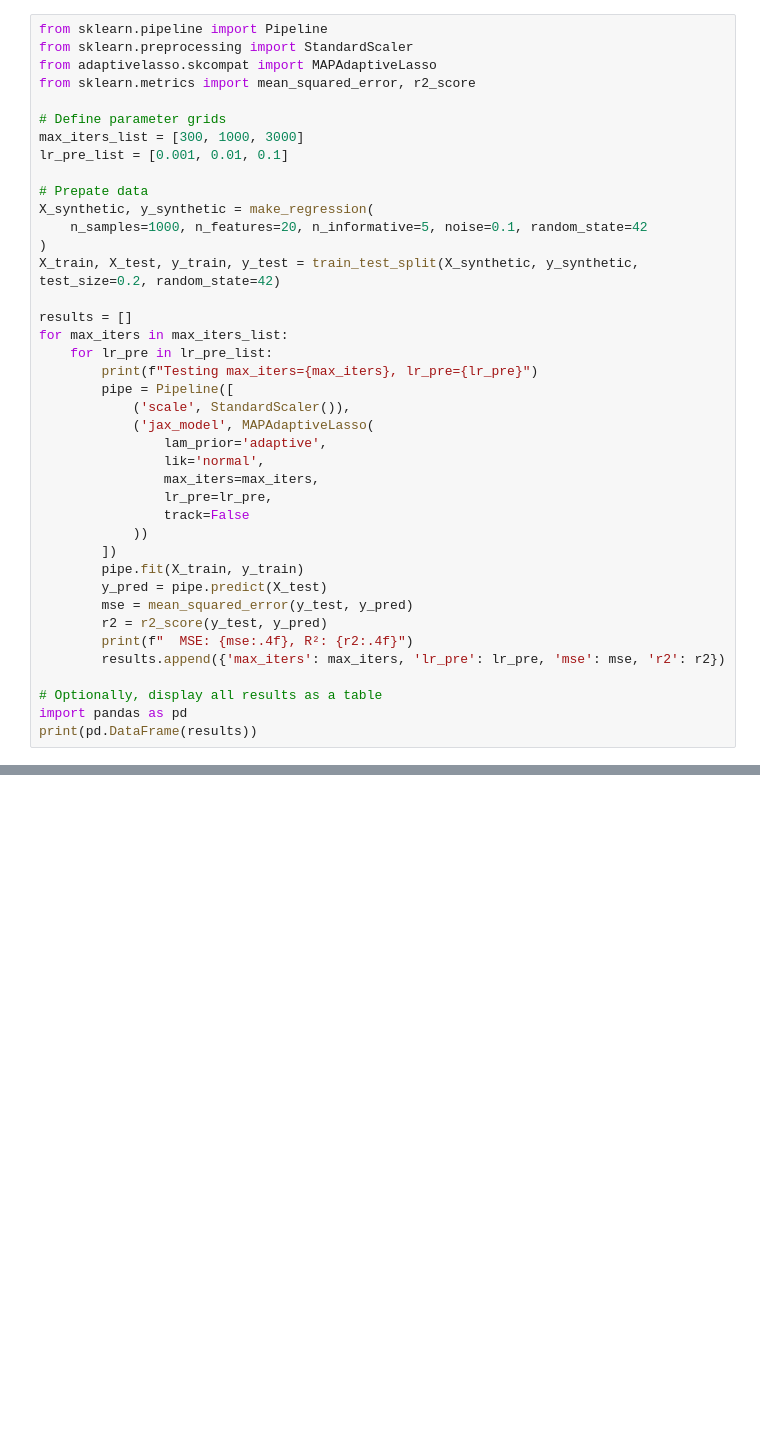
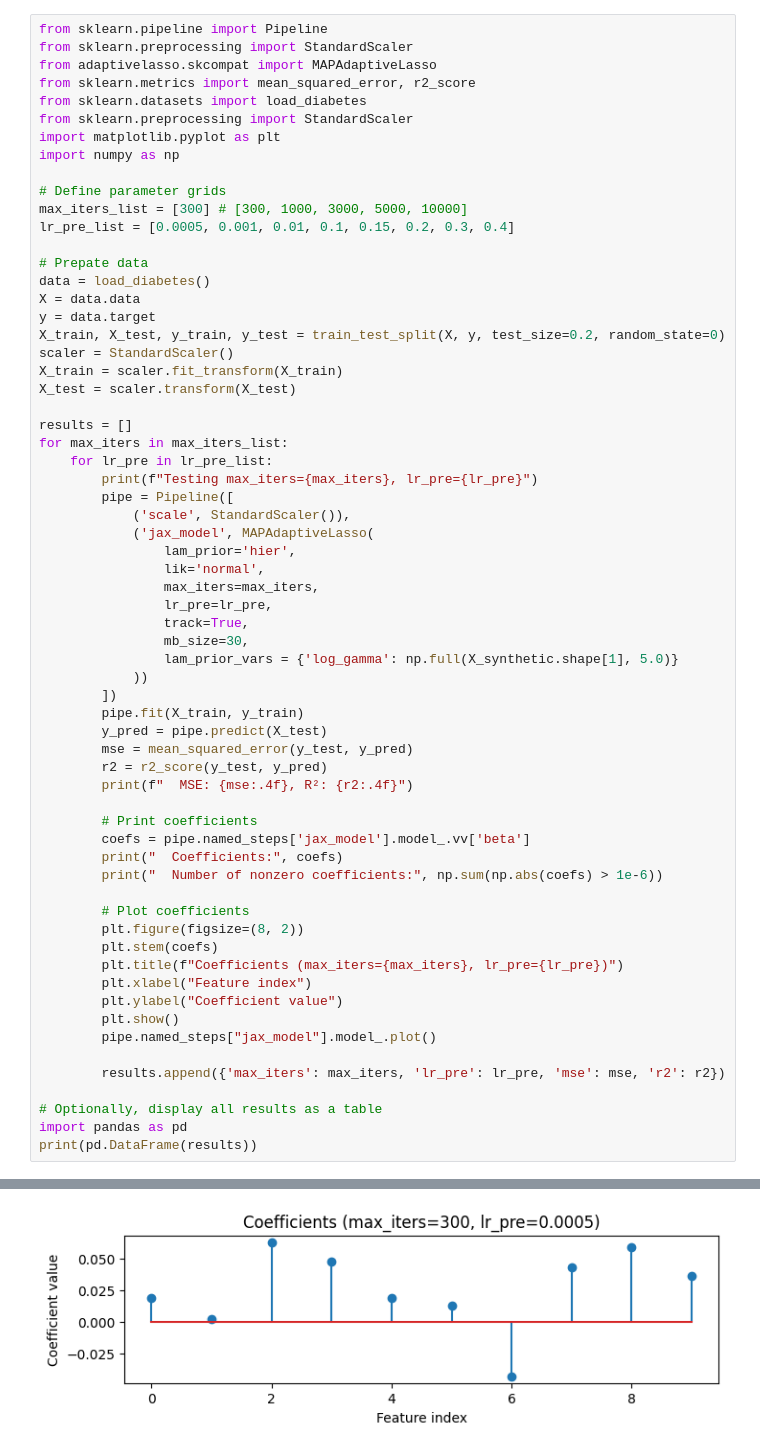
Before and after one commit to LZ497/AdaptiveLasso, a Jupyter notebook: compare_lasscv_adaptivelass.ipynb, the cells around one changed output, grey strips where cells are left out. Saved outputs shown, nothing was run; the diff lists cells and outputs as text; blank space fills up the shorter version.

Commit message:
load_diabetes test

```diff
--- a/compare_lasscv_adaptivelass.ipynb
+++ b/compare_lasscv_adaptivelass.ipynb
@@ -99,16 +99,23 @@ from sklearn.pipeline import Pipeline
 from sklearn.preprocessing import StandardScaler
 from adaptivelasso.skcompat import MAPAdaptiveLasso
 from sklearn.metrics import mean_squared_error, r2_score
+from sklearn.datasets import load_diabetes
+from sklearn.preprocessing import StandardScaler
+import matplotlib.pyplot as plt
+import numpy as np
 
 # Define parameter grids
-max_iters_list = [300, 1000, 3000]
-lr_pre_list = [0.001, 0.01, 0.1]
+max_iters_list = [300] # [300, 1000, 3000, 5000, 10000]
+lr_pre_list = [0.0005, 0.001, 0.01, 0.1, 0.15, 0.2, 0.3, 0.4]
 
 # Prepate data
-X_synthetic, y_synthetic = make_regression(
-    n_samples=1000, n_features=20, n_informative=5, noise=0.1, random_state=42
-)
-X_train, X_test, y_train, y_test = train_test_split(X_synthetic, y_synthetic, test_size=0.2, random_state=42)
+data = load_diabetes()
+X = data.data
+y = data.target
+X_train, X_test, y_train, y_test = train_test_split(X, y, test_size=0.2, random_state=0)
+scaler = StandardScaler()
+X_train = scaler.fit_transform(X_train)
+X_test = scaler.transform(X_test)
 
 results = []
 for max_iters in max_iters_list:
@@ -117,11 +124,13 @@ for max_iters in max_iters_list:
         pipe = Pipeline([
             ('scale', StandardScaler()),
             ('jax_model', MAPAdaptiveLasso(
-                lam_prior='adaptive',
+                lam_prior='hier',
                 lik='normal',
                 max_iters=max_iters,
                 lr_pre=lr_pre,
-                track=False
+                track=True,
+                mb_size=30,
+                lam_prior_vars = {'log_gamma': np.full(X_synthetic.shape[1], 5.0)}
             ))
         ])
         pipe.fit(X_train, y_train)
@@ -129,8 +138,24 @@ for max_iters in max_iters_list:
         mse = mean_squared_error(y_test, y_pred)
         r2 = r2_score(y_test, y_pred)
         print(f"  MSE: {mse:.4f}, R²: {r2:.4f}")
+
+        # Print coefficients
+        coefs = pipe.named_steps['jax_model'].model_.vv['beta']
+        print("  Coefficients:", coefs)
+        print("  Number of nonzero coefficients:", np.sum(np.abs(coefs) > 1e-6))
+
+        # Plot coefficients
+        plt.figure(figsize=(8, 2))
+        plt.stem(coefs)
+        plt.title(f"Coefficients (max_iters={max_iters}, lr_pre={lr_pre})")
+        plt.xlabel("Feature index")
+        plt.ylabel("Coefficient value")
+        plt.show()
+        pipe.named_steps["jax_model"].model_.plot()
+
         results.append({'max_iters': max_iters, 'lr_pre': lr_pre, 'mse': mse, 'r2': r2})
 
 # Optionally, display all results as a table
 import pandas as pd
 print(pd.DataFrame(results))
+# %% [output]
@@ -136,0 +167 @@ print(pd.DataFrame(results))
+[figure, added]
```
Also changed, not shown: parts of 3 cells of this notebook, 1 other file.
